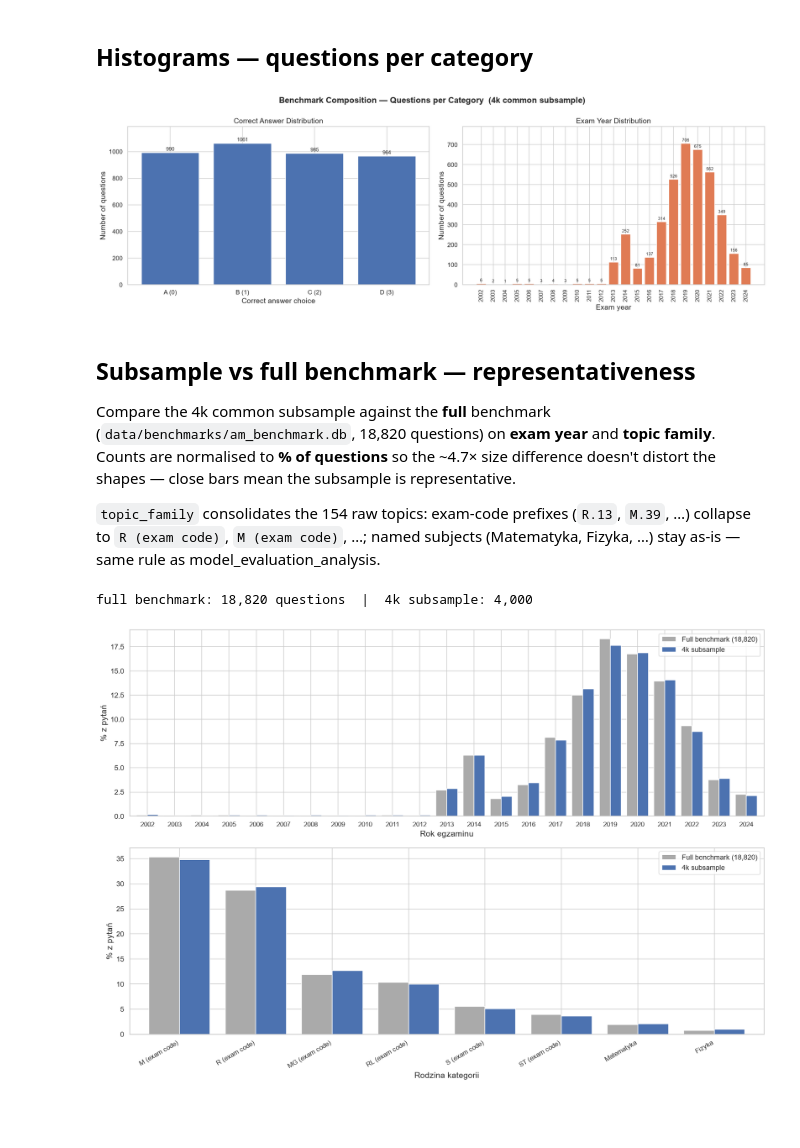
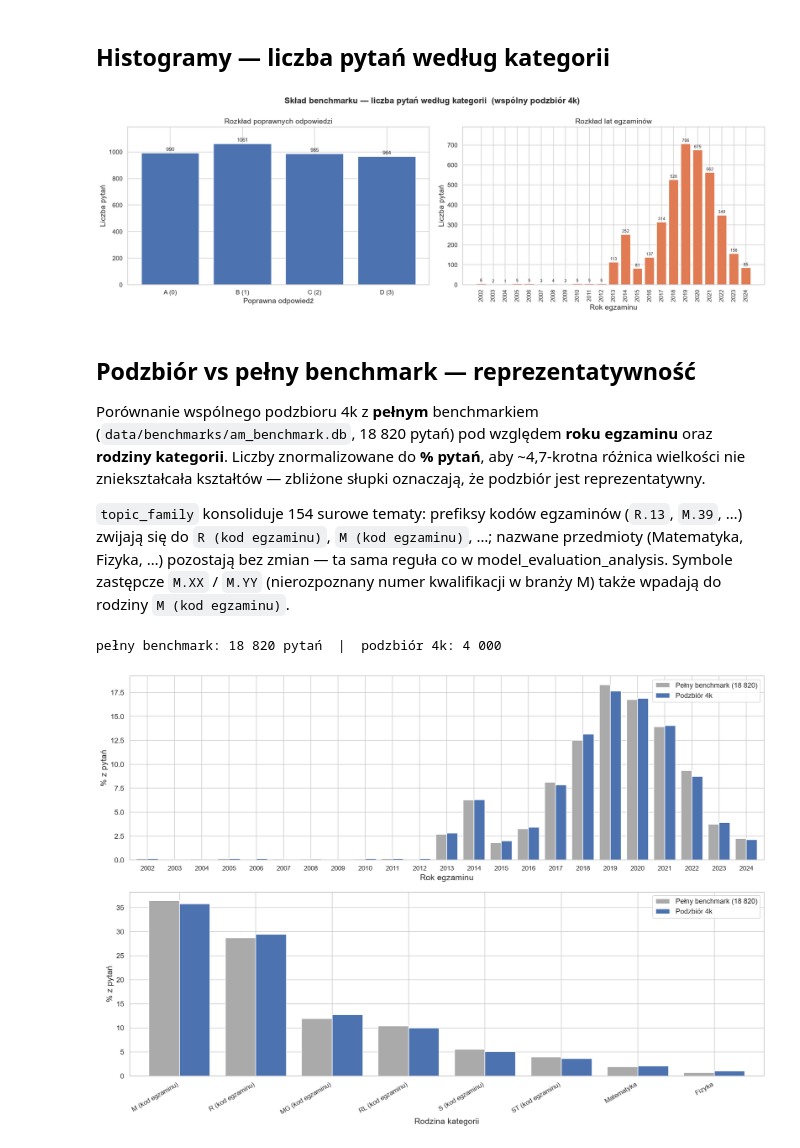
Before and after one commit to Wilsonuep/claims_processing, a Jupyter notebook: notebooks/benchmark_category_histograms.ipynb, the cells around one changed output. Cells and saved outputs as stored; diff of their text form; code cells hidden in the pictures; blank space fills up the shorter version.

Commit message:
Commiting full analysis with visuals

```diff
--- a/notebooks/benchmark_category_histograms.ipynb
+++ b/notebooks/benchmark_category_histograms.ipynb
@@ -55,49 +55,50 @@ claims.head(3)
 | 1 | 14 | Matematyka | 2012 | 0 | 0 | A (0) | 2012 |
 | 2 | 19 | Przyroda | 2007 | 1 | 1 | B (1) | 2007 |
 # %% [markdown]
-## Histograms — questions per category
+## Histogramy — liczba pytań według kategorii
 # %%
-# Two histograms over the original benchmark — questions per category
+# Dwa histogramy oryginalnego benchmarku — liczba pytań według kategorii
 fig, axes = plt.subplots(1, 2, figsize=(18, 6))
-fig.suptitle("Benchmark Composition — Questions per Category  (4k common subsample)",
+fig.suptitle("Skład benchmarku — liczba pytań według kategorii  (wspólny podzbiór 4k)",
              fontsize=16, fontweight="bold")
 
-# 1) Correct answer (A-D / 0-3)
+# 1) Poprawna odpowiedź (A-D / 0-3)
 ans = claims["answer_label"].value_counts().reindex([ANSWER_LABELS[i] for i in range(4)])
 b1 = axes[0].bar(ans.index, ans.values, color="#4C72B0", edgecolor="white")
 axes[0].bar_label(b1, fmt="%d", padding=2, fontsize=10)
-axes[0].set_title("Correct Answer Distribution", fontsize=14)
-axes[0].set_xlabel("Correct answer choice"); axes[0].set_ylabel("Number of questions")
+axes[0].set_title("Rozkład poprawnych odpowiedzi", fontsize=14)
+axes[0].set_xlabel("Poprawna odpowiedź"); axes[0].set_ylabel("Liczba pytań")
 axes[0].margins(y=0.12)
 
-# 2) Exam year
+# 2) Rok egzaminu
 yr = claims["year"].value_counts().sort_index()
 b2 = axes[1].bar(yr.index.astype(int).astype(str), yr.values, color="#E07B54", edgecolor="white")
 axes[1].bar_label(b2, fmt="%d", padding=2, fontsize=8)
-axes[1].set_title("Exam Year Distribution", fontsize=14)
-axes[1].set_xlabel("Exam year"); axes[1].set_ylabel("Number of questions")
+axes[1].set_title("Rozkład lat egzaminów", fontsize=14)
+axes[1].set_xlabel("Rok egzaminu"); axes[1].set_ylabel("Liczba pytań")
 axes[1].tick_params(axis="x", labelrotation=90, labelsize=11)
 axes[1].margins(y=0.12)
 
 plt.tight_layout(); plt.show()
 # %% [output]
-[figure, old version]
+[figure, new version]
 # %% [markdown]
-## Subsample vs full benchmark — representativeness
+## Podzbiór vs pełny benchmark — reprezentatywność
 
-Compare the 4k common subsample against the **full** benchmark
-(`data/benchmarks/am_benchmark.db`, 18,820 questions) on **exam year** and
-**topic family**. Counts are normalised to **% of questions** so the ~4.7×
-size difference doesn't distort the shapes — close bars mean the subsample is
-representative.
+Porównanie wspólnego podzbioru 4k z **pełnym** benchmarkiem
+(`data/benchmarks/am_benchmark.db`, 18 820 pytań) pod względem **roku egzaminu**
+oraz **rodziny kategorii**. Liczby znormalizowane do **% pytań**, aby ~4,7-krotna
+różnica wielkości nie zniekształcała kształtów — zbliżone słupki oznaczają, że
+podzbiór jest reprezentatywny.
 
-`topic_family` consolidates the 154 raw topics: exam-code prefixes (`R.13`,
-`M.39`, …) collapse to `R (exam code)`, `M (exam code)`, …; named subjects
-(Matematyka, Fizyka, …) stay as-is — same rule as model_evaluation_analysis.
+`topic_family` konsoliduje 154 surowe tematy: prefiksy kodów egzaminów (`R.13`,
+`M.39`, …) zwijają się do `R (kod egzaminu)`, `M (kod egzaminu)`, …; nazwane
+przedmioty (Matematyka, Fizyka, …) pozostają bez zmian — ta sama reguła co
+w model_evaluation_analysis. Symbole zastępcze `M.XX` / `M.YY` (nierozpoznany numer kwalifikacji w branży M) także wpadają do rodziny `M (kod egzaminu)`.
 # %%
 import re
 
-# Full (original) benchmark — same columns as the subsample claims table.
+# Pełny (oryginalny) benchmark — te same kolumny co tabela claims podzbioru.
 full = pd.read_sql_query(
     "SELECT id, topic, claim_date, label_original FROM claims",
     sqlite3.connect("file:../data/benchmarks/am_benchmark.db?mode=ro", uri=True))
@@ -105,46 +106,46 @@ full["year"] = pd.to_numeric(full["claim_date"], errors="coerce").astype("Int64"
 
 def topic_family(t):
     t = str(t)
-    m = re.match(r"^([A-Za-z]+)\.\d", t)   # exam codes like R.13, M.39
-    return (m.group(1).upper() + " (exam code)") if m else t
+    m = re.match(r"^([A-Za-z]+)\.(?:\d|XX|YY)", t)   # kody egzaminów (R.13, M.39) + symbole zastępcze M.XX / M.YY
+    return (m.group(1).upper() + " (kod egzaminu)") if m else t
 
 for d in (claims, full):
     d["topic_family"] = d["topic"].apply(topic_family)
 
-print(f"full benchmark: {len(full):,} questions  |  4k subsample: {len(claims):,}")
+print(f"pełny benchmark: {len(full):,} pytań  |  podzbiór 4k: {len(claims):,}".replace(",", " "))
 # %% [output]
-full benchmark: 18,820 questions  |  4k subsample: 4,000
+pełny benchmark: 18 820 pytań  |  podzbiór 4k: 4 000
 # %%
-# Two comparisons (% of questions): subsample vs full benchmark
-CMP_PALETTE = {"Full benchmark (18,820)": "#aaaaaa", "4k subsample": "#4C72B0"}
+# Dwa porównania (% pytań): podzbiór vs pełny benchmark
+CMP_PALETTE = {"Pełny benchmark (18 820)": "#aaaaaa", "Podzbiór 4k": "#4C72B0"}
 
 def pct_compare(col, order):
     out = pd.DataFrame({
-        "Full benchmark (18,820)": full[col].value_counts(normalize=True) * 100,
-        "4k subsample":            claims[col].value_counts(normalize=True) * 100,
+        "Pełny benchmark (18 820)": full[col].value_counts(normalize=True) * 100,
+        "Podzbiór 4k":              claims[col].value_counts(normalize=True) * 100,
     })
     return out.reindex(order).fillna(0)
 
 fig, axes = plt.subplots(2, 1, figsize=(16, 11))
 
-# 1) Exam year
+# 1) Rok egzaminu
 yc = pct_compare("year", sorted(full["year"].dropna().unique()))
 yc.index = yc.index.astype(int).astype(str)
 yc.plot.bar(ax=axes[0], color=CMP_PALETTE, edgecolor="white", width=0.8)
 axes[0].set_xlabel("Rok egzaminu"); axes[0].set_ylabel("% z pytań")
 axes[0].tick_params(axis="x", labelrotation=0, labelsize=11); axes[0].legend(fontsize=12)
 
-# 2) Topic family (ordered by full-benchmark frequency)
+# 2) Rodzina kategorii (uporządkowana wg częstości w pełnym benchmarku)
 tf_order = full["topic_family"].value_counts().index
 tc = pct_compare("topic_family", tf_order)
-tc = tc[tc.max(axis=1) >= 1]   # drop families below 1% in BOTH series
+tc = tc[tc.max(axis=1) >= 1]   # pomiń rodziny poniżej 1% w OBU seriach
 tc.plot.bar(ax=axes[1], color=CMP_PALETTE, edgecolor="white", width=0.8)
 axes[1].set_xlabel("Rodzina kategorii"); axes[1].set_ylabel("% z pytań")
 axes[1].tick_params(axis="x", labelrotation=30, labelsize=11); axes[1].legend(fontsize=12)
 for lbl in axes[1].get_xticklabels():
     lbl.set_ha("right")
 
 plt.tight_layout(); plt.show()
 # %% [output]
-[figure, old version]
+[figure, new version]
 # %%
```
Also changed, not shown: parts of 3 cells of this notebook, 31 other files.
